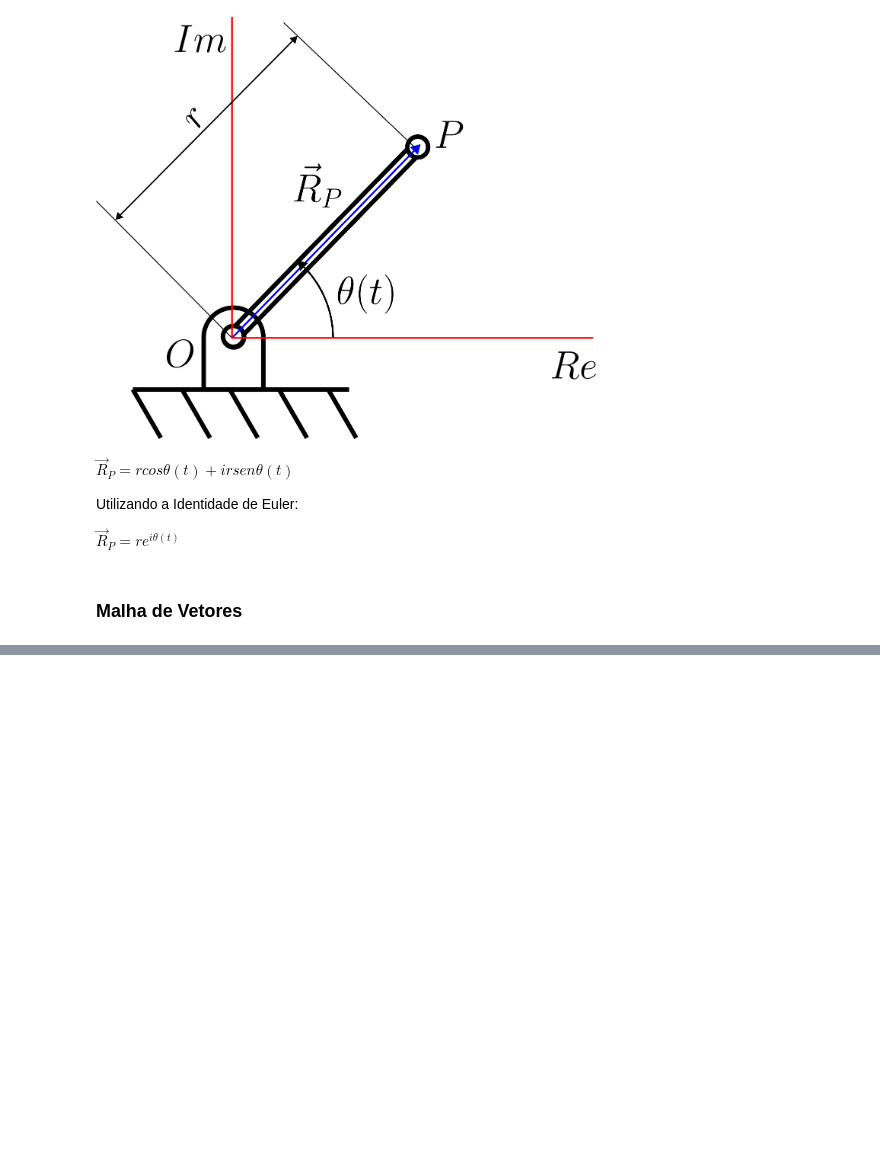
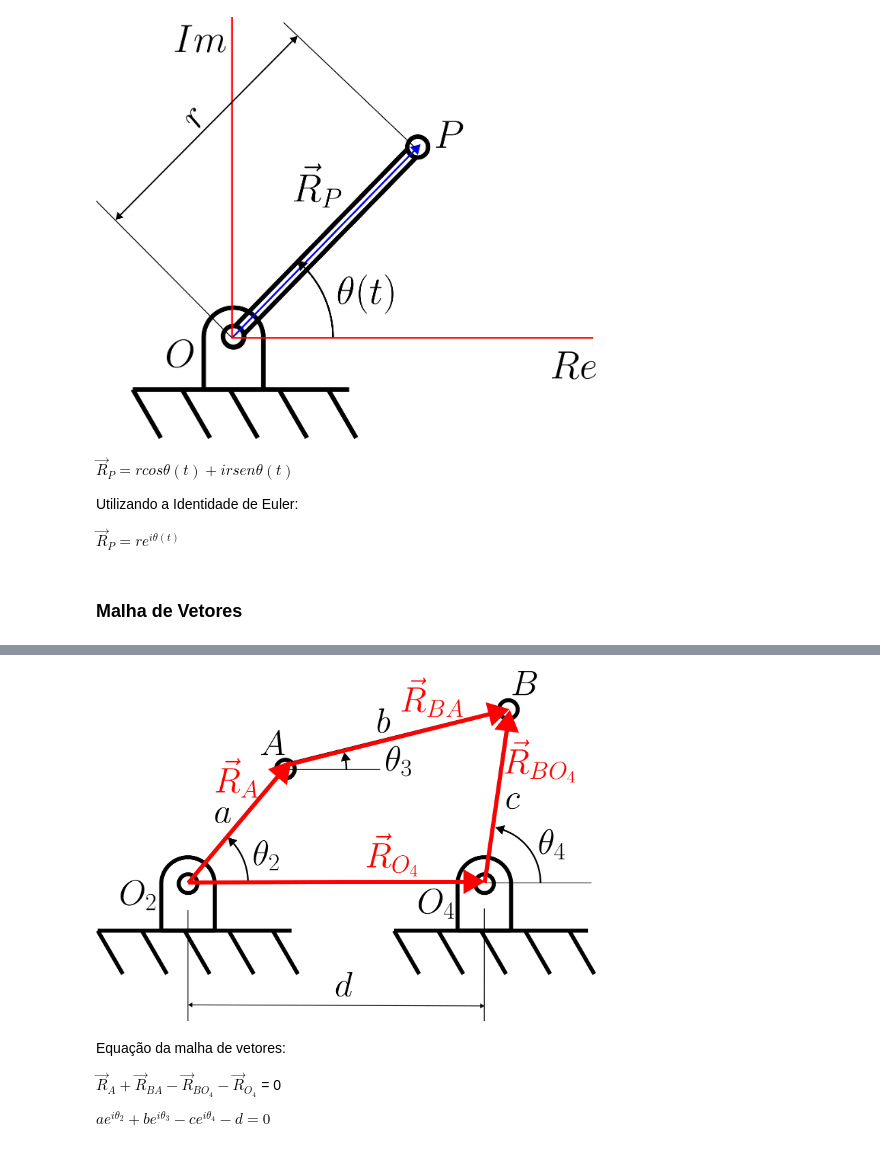
Before and after one commit to Pi-vi/Mecanismos-v2, a Jupyter notebook: Mecs3.ipynb, the cells around one changed output, grey strips where cells are left out. Saved outputs shown, nothing was run; the diff lists cells and outputs as text; code cells hidden in the pictures; blank space fills up the shorter version.

```diff
--- a/Mecs3.ipynb
+++ b/Mecs3.ipynb
@@ -70,0 +79,10 @@ $\vec{R}_P = r e^{i \theta(t)}$
+# %%
+Image('figuras/4barras-malha.png',width=500)
+# %% [output]
+[figure, added]
+# %% [markdown]
+Equação da malha de vetores:
+
+$\vec{R}_{A} + \vec{R}_{BA} - \vec{R}_{BO_4} - \vec{R}_{O_4} $ = 0
+
+$ ae^{i\theta_2} + be^{i\theta_3} - ce^{i\theta_4} - d = 0 $
```
Also changed, not shown: parts of 28 cells of this notebook.
